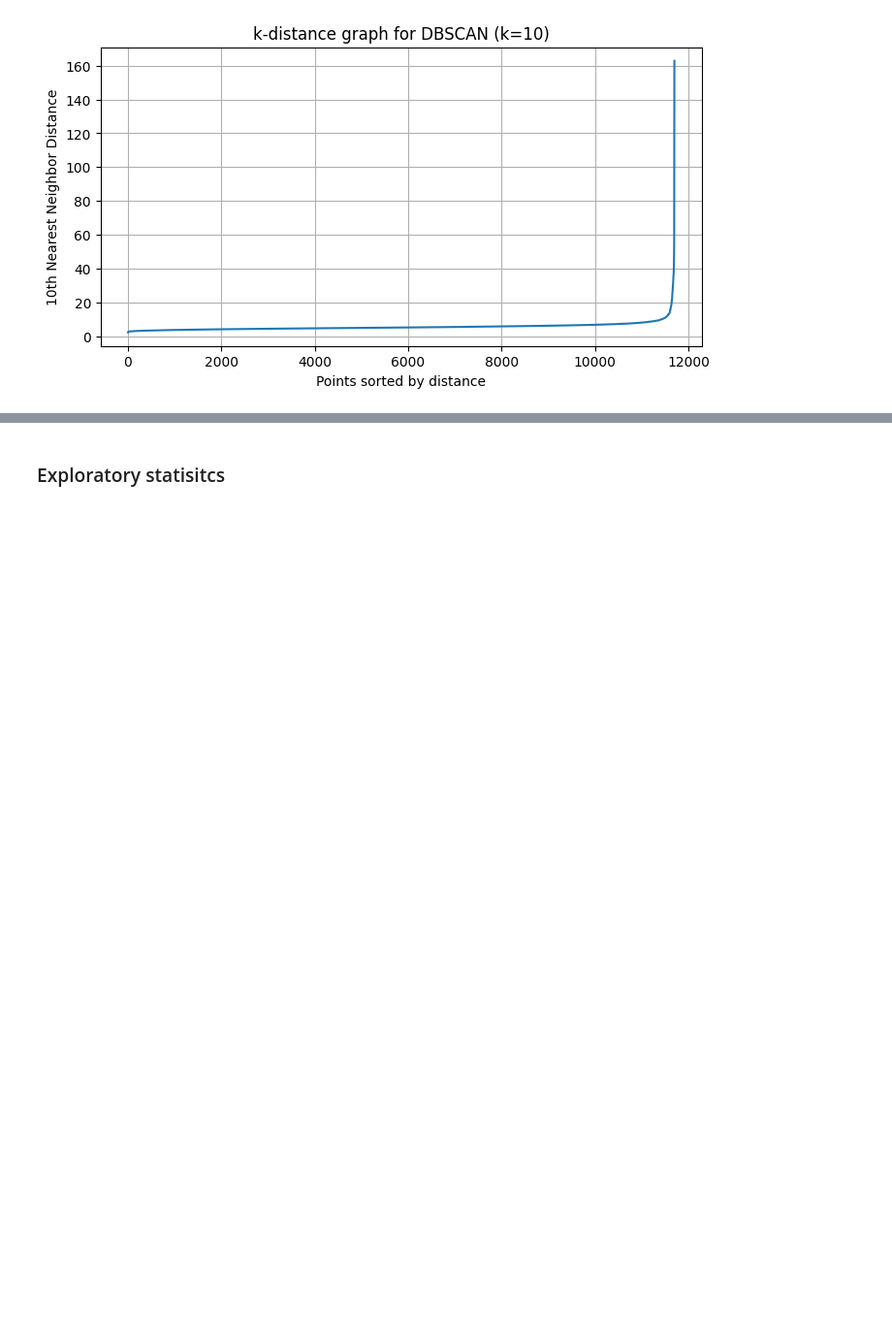
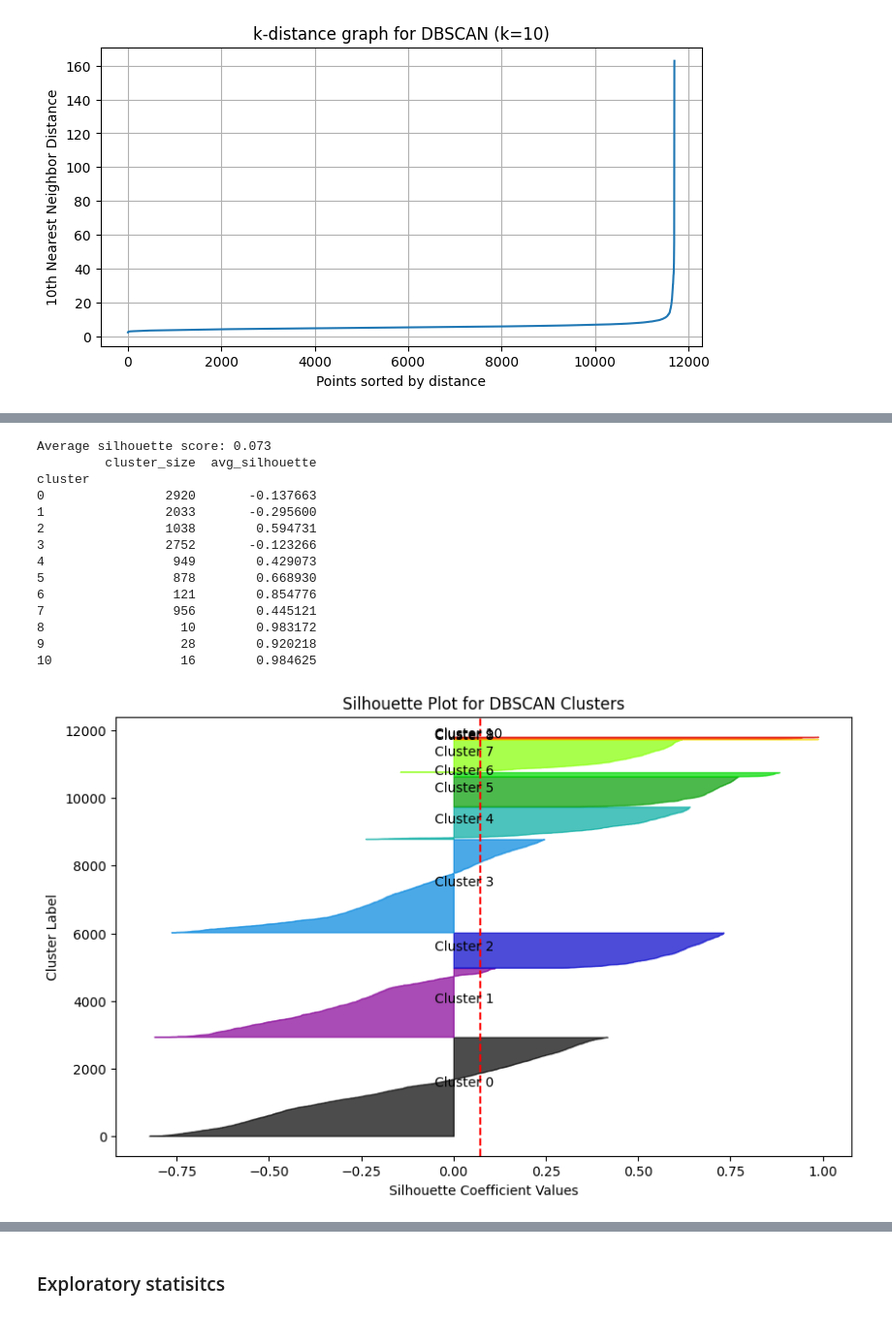
Before and after one commit to AyalYakobe/Covid19OutcomesAndVaccineBehaviorByCounty, a Jupyter notebook: Copy_of_STATS_4241_P1.ipynb, the cells around one changed output, grey strips where cells are left out. Shown at 97% size. Drawn from its saved outputs; the diff is of its cells as text; code cells hidden in the pictures; blank space fills up the shorter version.

```diff
--- a/Copy_of_STATS_4241_P1.ipynb
+++ b/Copy_of_STATS_4241_P1.ipynb
@@ -2171,3 +2184,62 @@ plt.show()
+# %%
+from collections import Counter
+
+labels = pca_df["cluster"].values
+mask = labels != -1
+filtered_embedding = tsne_embedding[mask]
+filtered_labels = labels[mask]
+
+avg_silhouette = silhouette_score(filtered_embedding, filtered_labels)
+sample_silhouette = silhouette_samples(filtered_embedding, filtered_labels)
+
+print(f"Average silhouette score: {avg_silhouette:.3f}")
+
+pca_df.loc[mask, "silhouette_score"] = sample_silhouette
+
+cluster_info = (
+    pca_df[mask]
+    .groupby("cluster")
+    .agg(cluster_size=("cluster", "size"), avg_silhouette=("silhouette_score", "mean"))
+    .sort_index()
+)
+
+print(cluster_info)
+
+n_clusters = len(cluster_info)
+y_lower = 10
+plt.figure(figsize=(10, 6))
+
+for i in cluster_info.index:
+    ith_cluster_silhouette = sample_silhouette[filtered_labels == i]
+    ith_cluster_silhouette.sort()
+    size = ith_cluster_silhouette.shape[0]
+    y_upper = y_lower + size
+    color = cm.nipy_spectral(float(i) / n_clusters)
+    plt.fill_betweenx(np.arange(y_lower, y_upper), 0, ith_cluster_silhouette, facecolor=color, edgecolor=color, alpha=0.7)
+    plt.text(-0.05, y_lower + 0.5 * size, f"Cluster {i}")
+    y_lower = y_upper + 10
+
+plt.title("Silhouette Plot for DBSCAN Clusters")
+plt.xlabel("Silhouette Coefficient Values")
+plt.ylabel("Cluster Label")
+plt.axvline(x=avg_silhouette, color="red", linestyle="--")
+plt.show()
+# %% [output]
+Average silhouette score: 0.073
+         cluster_size  avg_silhouette
+cluster
+0                2920       -0.137663
+1                2033       -0.295600
+2                1038        0.594731
+3                2752       -0.123266
+4                 949        0.429073
+5                 878        0.668930
+6                 121        0.854776
+7                 956        0.445121
+8                  10        0.983172
+9                  28        0.920218
+10                 16        0.984625
+[figure, added]
 # %%
 cluster_features = pca_df.groupby("cluster").mean()
 feature_comparison = cluster_features.T
```
Also changed, not shown: parts of 23 cells of this notebook.
